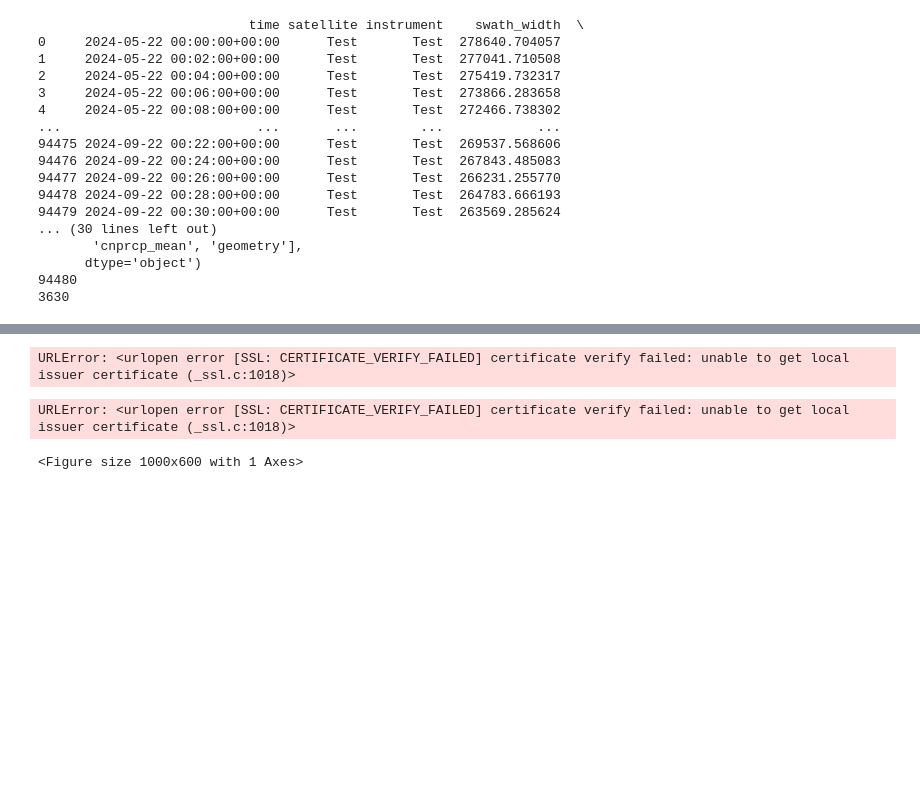
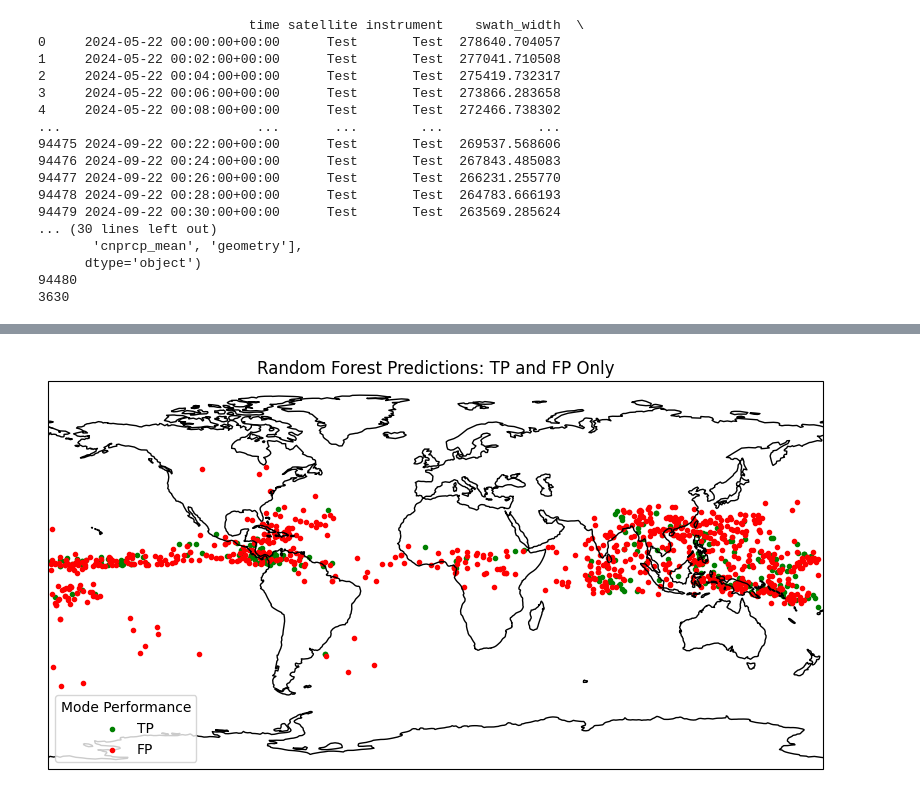
Before and after one commit to darthvader58/Code-Lab_RL_PriorityObs, a Jupyter notebook: RandomForestClassifier_FURI.ipynb, the cells around one changed output, grey strips where cells are left out. Drawn from its saved outputs; the diff is of its cells as text; code cells hidden in the pictures; blank space fills up the shorter version.

```diff
--- a/RandomForestClassifier_FURI.ipynb
+++ b/RandomForestClassifier_FURI.ipynb
@@ -194,30 +219,27 @@ display(df)
 # %%
 color_map = {
     "TP": "green",
     "FP": "red",
-    "FN": "orange"
 }
 
 fig, ax = plt.subplots(figsize=(10, 6),
                        subplot_kw={'projection': ccrs.PlateCarree()})
 ax.coastlines()
 ax.set_global()
 
 
 for label, color in color_map.items():
-    subset = df[df["modeulResult"] == label]
+    subset = df[df["confusion"] == label]
     subset.plot(
         ax=ax,
-        marker='o',
+        marker='.',
         color=color,
         label=label,
         transform=ccrs.PlateCarree()
     )
 
 plt.legend(title="Mode Performance", loc="lower left")
-plt.title("Random Forest Predictions: TP, FP, and FN Only")
+plt.title("Random Forest Predictions: TP and FP Only")
 plt.show()
 # %% [output]
-URLError: <urlopen error [SSL: CERTIFICATE_VERIFY_FAILED] certificate verify failed: unable to get local issuer certificate (_ssl.c:1018)>
-URLError: <urlopen error [SSL: CERTIFICATE_VERIFY_FAILED] certificate verify failed: unable to get local issuer certificate (_ssl.c:1018)>
-<Figure size 1000x600 with 1 Axes>
+[figure, added]
```
Also changed, not shown: parts of 11 cells of this notebook.
